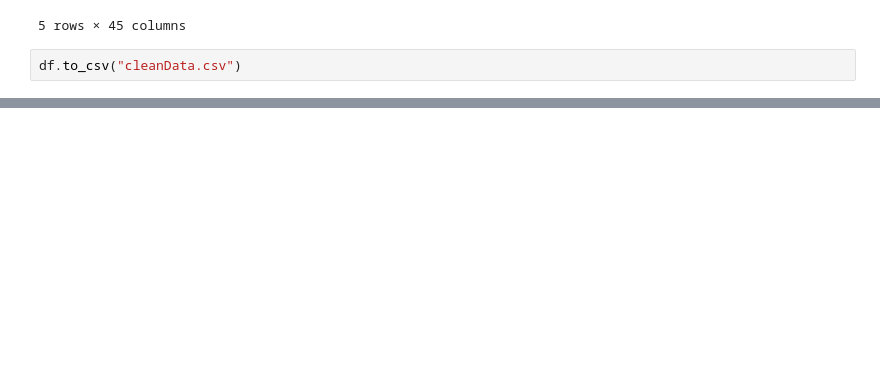
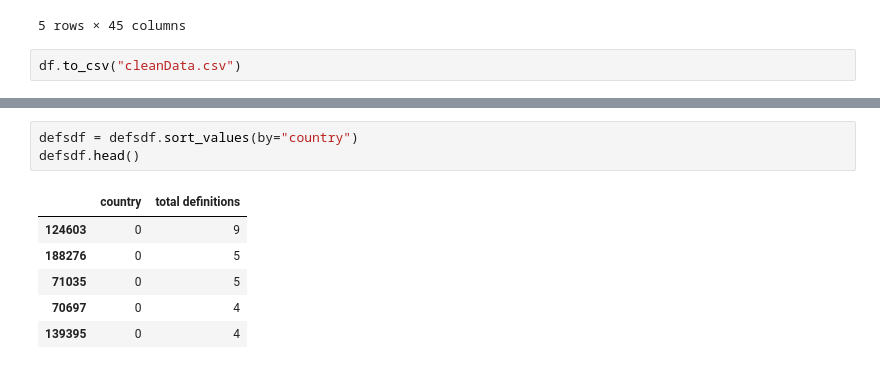
Before and after one commit to INFO-4602-5602/project-3-mozilla-project3-team8, a Jupyter notebook: explore.ipynb, the cells around one changed output, grey strips where cells are left out. Drawn from its saved outputs; the diff is of its cells as text; blank space fills up the shorter version.

```diff
--- a/explore.ipynb
+++ b/explore.ipynb
@@ -105,0 +122,10 @@ KeyboardInterrupt:
+# %%
+defsdf = defsdf.sort_values(by="country")
+defsdf.head()
+# %% [output]
+|  | country | total definitions |
+| 124603 | 0 | 9 |
+| 188276 | 0 | 5 |
+| 71035 | 0 | 5 |
+| 70697 | 0 | 4 |
+| 139395 | 0 | 4 |
```
Also changed, not shown: parts of 6 cells of this notebook, 1 other file.
